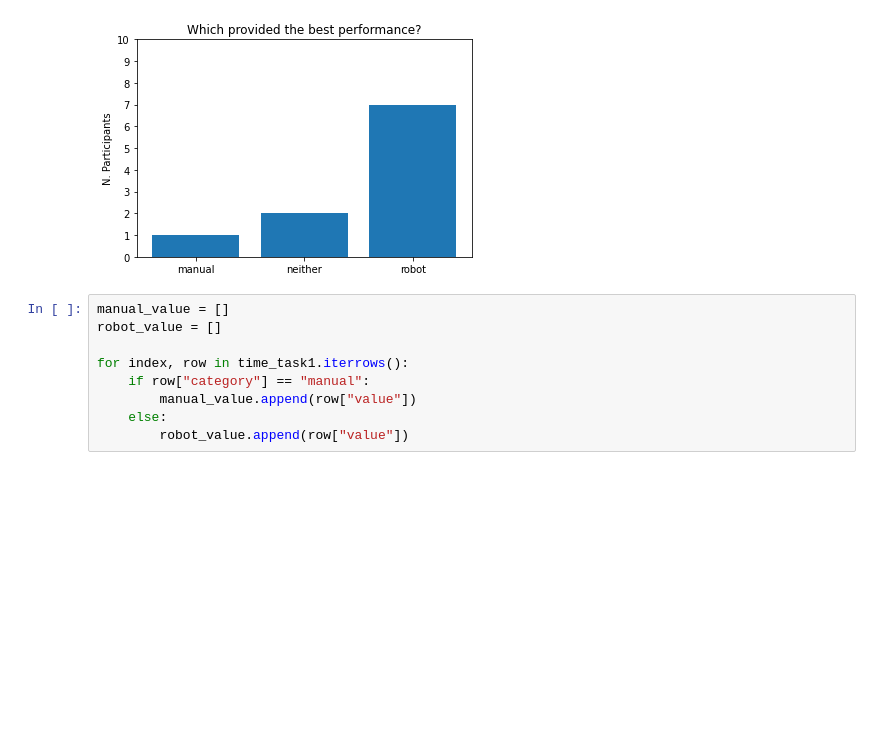
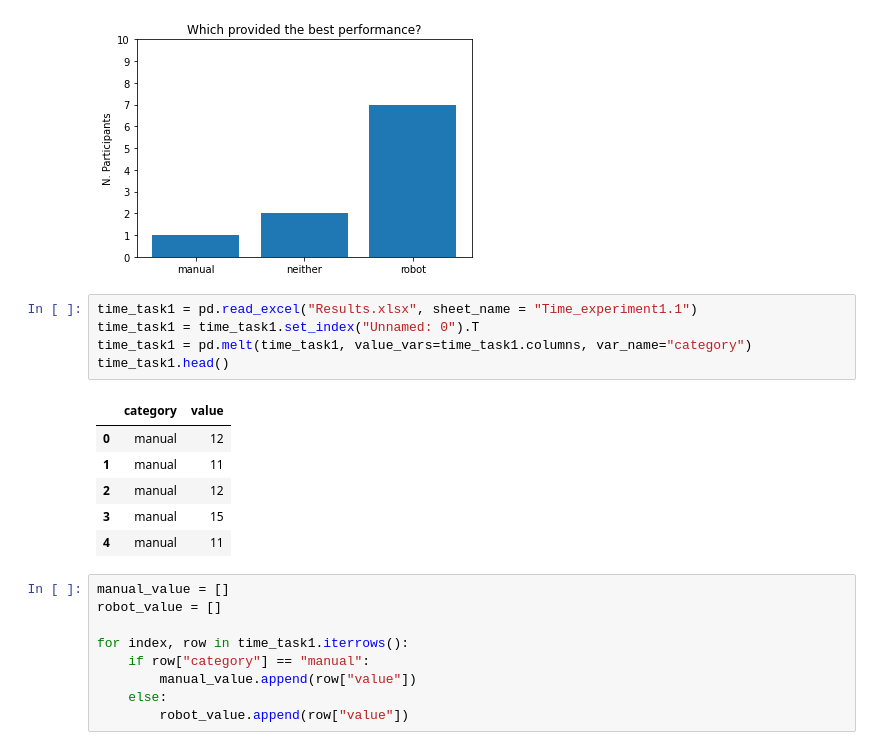
Before and after one commit to Jenirethvanessa/robotic_end-effector, a Jupyter notebook: results_questionnaire.ipynb, the cells around one changed output. Cells and saved outputs as stored; diff of their text form; blank space fills up the shorter version.

```diff
--- a/results_questionnaire.ipynb
+++ b/results_questionnaire.ipynb
@@ -115,6 +116,18 @@ plt.title("Which provided the best performance?")
 plt.show()
 # %% [output]
 [figure]
+# %%
+time_task1 = pd.read_excel("Results.xlsx", sheet_name = "Time_experiment1.1")
+time_task1 = time_task1.set_index("Unnamed: 0").T
+time_task1 = pd.melt(time_task1, value_vars=time_task1.columns, var_name="category")
+time_task1.head()
+# %% [output]
+|  | category | value |
+| 0 | manual | 12 |
+| 1 | manual | 11 |
+| 2 | manual | 12 |
+| 3 | manual | 15 |
+| 4 | manual | 11 |
 # %%
 manual_value = []
 robot_value = []
```
Also changed, not shown: parts of 3 cells of this notebook, 1 other file.
